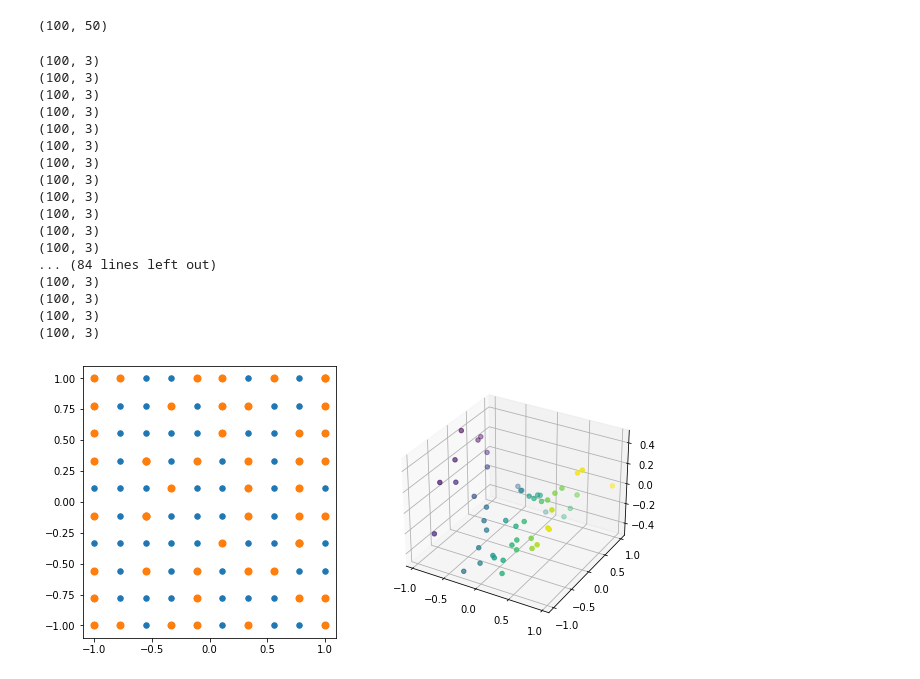
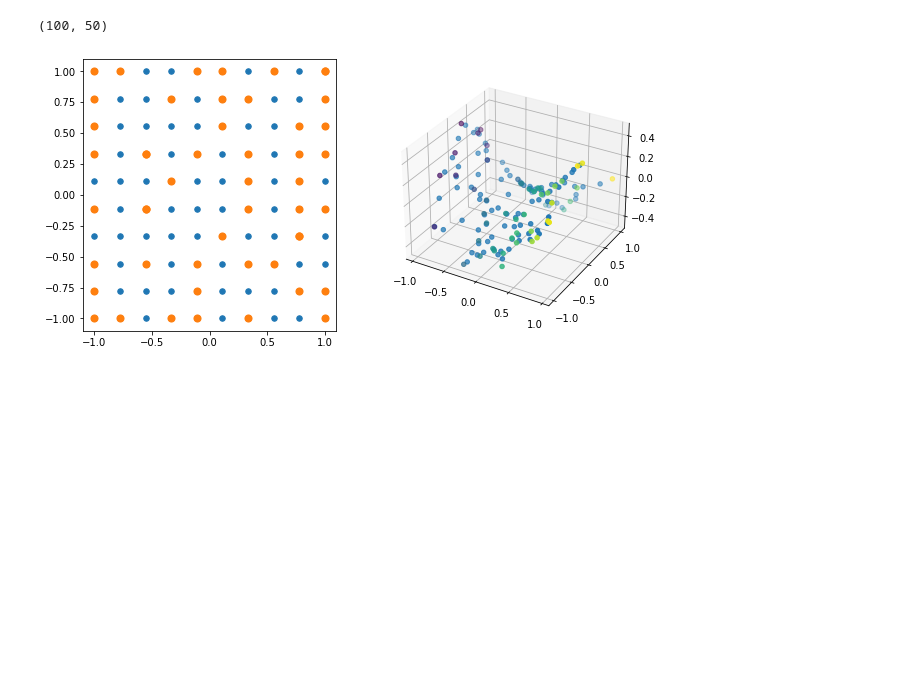
Before and after one commit to furukawa-laboratory/rookies_workout_2021, a Jupyter notebook: som/ando_som_training.ipynb, the cells around one changed output. Cells and saved outputs as stored; diff of their text form; code cells hidden in the pictures; blank space fills up the shorter version.

```diff
--- a/som/ando_som_training.ipynb
+++ b/som/ando_som_training.ipynb
@@ -79,8 +80,8 @@ Z = np.random.rand(N,L)
 def distance_function(A,B):
     distance= np.sum((A[:, None, :]-B[None, :, :])**2, axis=2)
     return distance
-D = distance_function(M,Z)
-D.shape
+Distance = distance_function(M,Z)
+Distance.shape
 # %% [output]
 (100, 50)
 # %%
@@ -100,43 +101,26 @@ def Reference_vector(t, T, Z, M, X, sigam):
     return Y
 # %%
 def estimate_Z(X, Y):
-    D = np.sum((X[None, :, :] - Y[:, None, :])**2,axis=2)
-    k_star = np.argmin(D, axis=0)
+    Distance = np.sum((X[None, :, :] - Y[:, None, :])**2,axis=2)
+    k_star = np.argmin(Distance, axis=0)
     Z = M[k_star, :]
     return Z
 # %%
 for t in range(T):
     sigma = estimate_sigma(T, t, sigma_max, sigma_min)
     Y = Reference_vector(t, T, Z, M, X, sigma)
-    print(Y.shape)
     Z = estimate_Z(X, Y)
 
-# 確認
+
+# 下コードは上手くいっているかの確認コード, Yの点が全体を覆い尽くしていればok
 fig = plt.figure(figsize=(10, 5))
 ax_observable = fig.add_subplot(122, projection="3d")
 ax_latent = fig.add_subplot(121)
 
 ax_latent.scatter(M[:, 0], M[:, 1], s=30)
 ax_latent.scatter(Z[:, 0], Z[:, 1], s=50)
 ax_observable.scatter(X[:, 0], X[:, 1],X[:, 2], c=X[:, 0])
-# ax_observable.scatter(Y[:, 0], Y[:, 1], Y[:, 2], color=‘black’)
+ax_observable.scatter(Y[:, 0], Y[:, 1],Y[:, 2])
 plt.show()
 # %% [output]
-(100, 3)
-(100, 3)
-(100, 3)
-(100, 3)
-(100, 3)
-(100, 3)
-(100, 3)
-(100, 3)
-(100, 3)
-(100, 3)
-(100, 3)
-(100, 3)
-... (84 lines left out)
-(100, 3)
-(100, 3)
-(100, 3)
-(100, 3)
-[figure, old version]
+[figure, new version]
```
Also changed, not shown: parts of 7 cells of this notebook.
